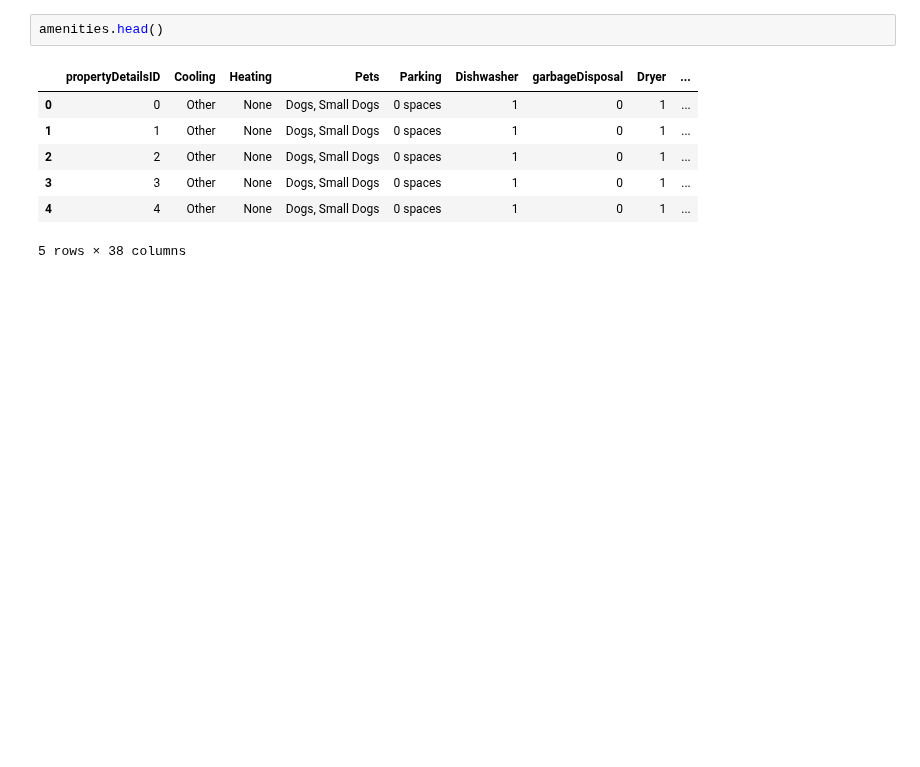
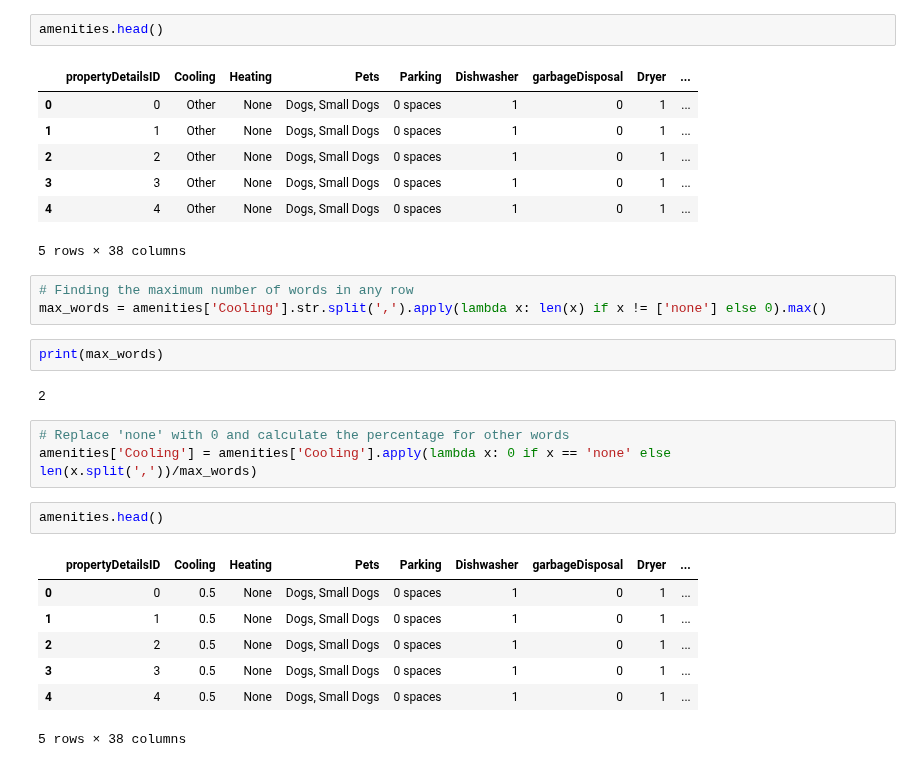
Before and after one commit to oisintheginger/mscfinalproject, a Jupyter notebook: Documents/Stephen_Workspace/Tagging System.ipynb, the cells around one changed output. Saved outputs shown, nothing was run; the diff lists cells and outputs as text; blank space fills up the shorter version.

Commit message:
converting words to numbers
converting words in some columns to number so i can have count of amenities

```diff
--- a/Documents/Stephen_Workspace/Tagging System.ipynb
+++ b/Documents/Stephen_Workspace/Tagging System.ipynb
@@ -226,3 +226,23 @@ amenities.head()
 | 3 | 3 | Other | None | Dogs, Small Dogs | 0 spaces | 1 | 0 | 1 | ... |
 | 4 | 4 | Other | None | Dogs, Small Dogs | 0 spaces | 1 | 0 | 1 | ... |
 5 rows × 38 columns
+# %%
+# Finding the maximum number of words in any row
+max_words = amenities['Cooling'].str.split(',').apply(lambda x: len(x) if x != ['none'] else 0).max()
+# %%
+print(max_words)
+# %% [output]
+2
+# %%
+# Replace 'none' with 0 and calculate the percentage for other words
+amenities['Cooling'] = amenities['Cooling'].apply(lambda x: 0 if x == 'none' else len(x.split(','))/max_words)
+# %%
+amenities.head()
+# %% [output]
+|  | propertyDetailsID | Cooling | Heating | Pets | Parking | Dishwasher | garbageDisposal | Dryer | ... |
+| 0 | 0 | 0.5 | None | Dogs, Small Dogs | 0 spaces | 1 | 0 | 1 | ... |
+| 1 | 1 | 0.5 | None | Dogs, Small Dogs | 0 spaces | 1 | 0 | 1 | ... |
+| 2 | 2 | 0.5 | None | Dogs, Small Dogs | 0 spaces | 1 | 0 | 1 | ... |
+| 3 | 3 | 0.5 | None | Dogs, Small Dogs | 0 spaces | 1 | 0 | 1 | ... |
+| 4 | 4 | 0.5 | None | Dogs, Small Dogs | 0 spaces | 1 | 0 | 1 | ... |
+5 rows × 38 columns
```
